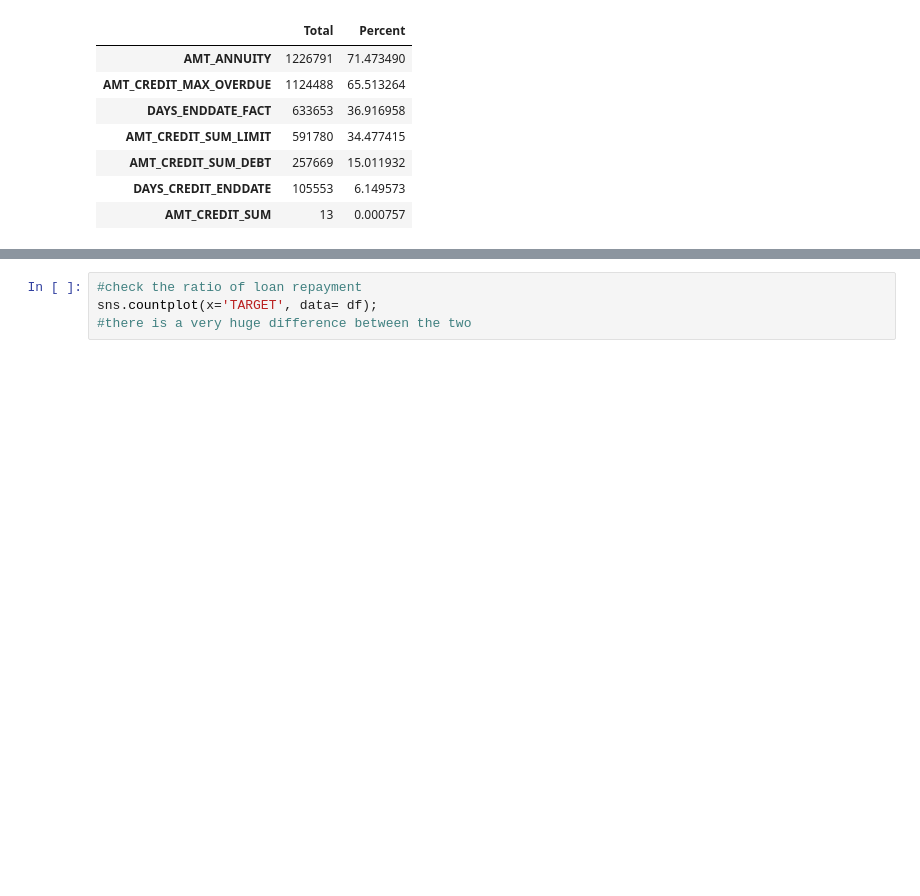
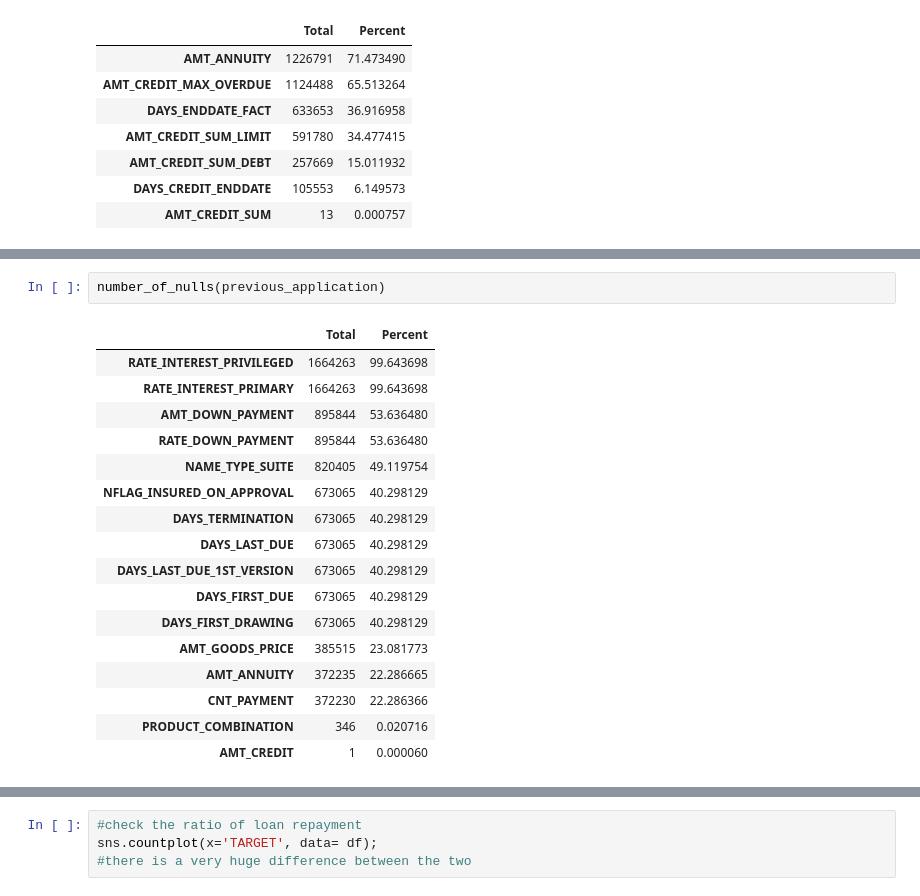
Before and after one commit to tifaniehtsai/HomeCreditDefaultRisk, a Jupyter notebook: HCDR.ipynb, the cells around one changed output, grey strips where cells are left out. Cells and saved outputs as stored; diff of their text form; blank space fills up the shorter version.

```diff
--- a/HCDR.ipynb
+++ b/HCDR.ipynb
@@ -177,0 +163,20 @@ df['previous_loan_counts'].isnull().sum()
+# %%
+number_of_nulls(previous_application)
+# %% [output]
+|  | Total | Percent |
+| RATE_INTEREST_PRIVILEGED | 1664263 | 99.643698 |
+| RATE_INTEREST_PRIMARY | 1664263 | 99.643698 |
+| AMT_DOWN_PAYMENT | 895844 | 53.636480 |
+| RATE_DOWN_PAYMENT | 895844 | 53.636480 |
+| NAME_TYPE_SUITE | 820405 | 49.119754 |
+| NFLAG_INSURED_ON_APPROVAL | 673065 | 40.298129 |
+| DAYS_TERMINATION | 673065 | 40.298129 |
+| DAYS_LAST_DUE | 673065 | 40.298129 |
+| DAYS_LAST_DUE_1ST_VERSION | 673065 | 40.298129 |
+| DAYS_FIRST_DUE | 673065 | 40.298129 |
+| DAYS_FIRST_DRAWING | 673065 | 40.298129 |
+| AMT_GOODS_PRICE | 385515 | 23.081773 |
+| AMT_ANNUITY | 372235 | 22.286665 |
+| CNT_PAYMENT | 372230 | 22.286366 |
+| PRODUCT_COMBINATION | 346 | 0.020716 |
+| AMT_CREDIT | 1 | 0.000060 |
```
Also changed, not shown: parts of 54 cells of this notebook.
